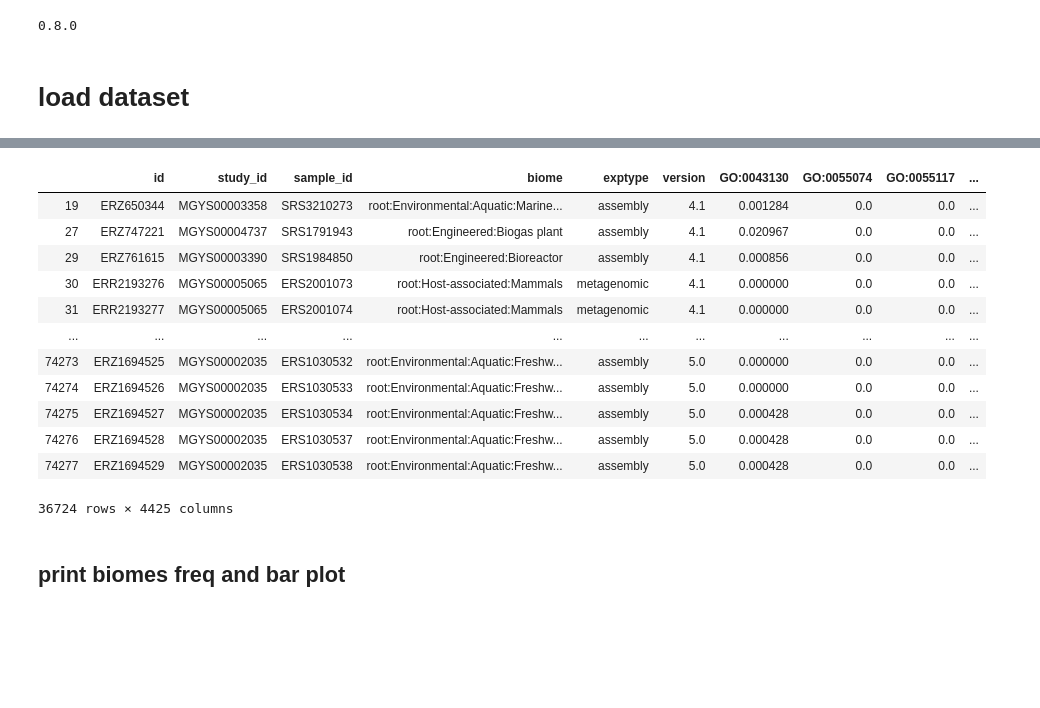
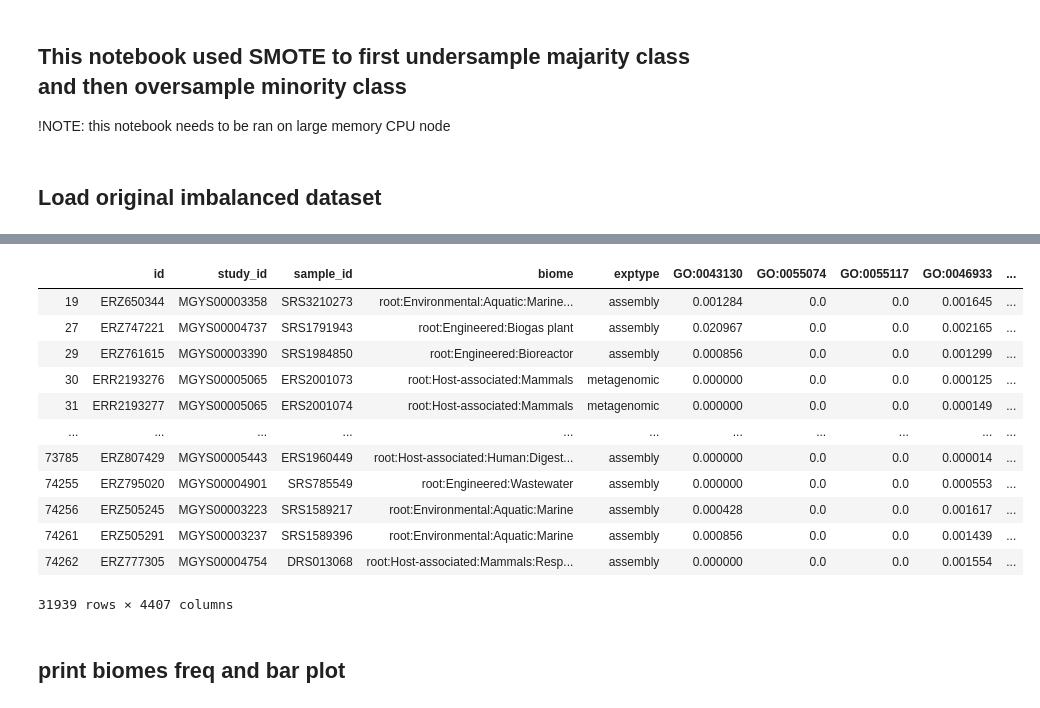
Before and after one commit to Yzm1234/KE, a Jupyter notebook: GO/data_processing/dataset_balancing.ipynb, the cells around one changed output, grey strips where cells are left out. Drawn from its saved outputs; the diff is of its cells as text; code cells hidden in the pictures; blank space fills up the shorter version.

```diff
--- a/GO/data_processing/dataset_balancing.ipynb
+++ b/GO/data_processing/dataset_balancing.ipynb
@@ -6,24 +1,29 @@
+# %% [markdown]
+## This notebook used SMOTE to first undersample majarity class and then oversample minority class
+!NOTE: this notebook needs to be ran on large memory CPU node
 # %%
-# check version number
 import imblearn
 import os
 from imblearn.over_sampling import SMOTE
+from imblearn.over_sampling import RandomOverSampler
+from imblearn.under_sampling import RandomUnderSampler
 import pandas as pd
 import numpy as np
 from matplotlib import pyplot
 import category_encoders as ce
 from collections import Counter
-print(imblearn.__version__)
-# %% [output]
-0.8.0
+# %%
+data_dir = "/global/homes/z/zimingy/KE-Catboost/ziming/GO/data/go_aggregated_4.1"
+data_file = os.path.join(data_dir, 'go_aggregated_4.1_mixed_updated_normalized.pkl')
+output_pickle = os.path.join(data_dir, 'go_aggregated_4.1_mixed_updated_normalized_balanced.pkl')
+output_tsv = os.path.join(data_dir, 'go_aggregated_4.1_mixed_updated_normalized_balanced.tsv')
 # %% [markdown]
-# load dataset
+## Load original imbalanced dataset
 # %%
 %%time
-data_dir = "/global/homes/z/zimingy/KE-Catboost/ziming/GO/data/go_aggregated_v3"
-data_file = os.path.join(data_dir, 'go_aggregated_mixed_updated_normalized.pkl')
 df = pd.read_pickle(data_file)
 null_vals = df.isnull().sum(axis=0)
 assert len(null_vals[null_vals != 0]) == 0
+df.drop(['version'], inplace=True, axis=1)
 df
 # %% [output]
@@ -32,16 +32,16 @@ Wall time: 2.34 s
-|  | id | study_id | sample_id | biome | exptype | version | GO:0043130 | GO:0055074 | GO:0055117 | ... |
-| 19 | ERZ650344 | MGYS00003358 | SRS3210273 | root:Environmental:Aquatic:Marine... | assembly | 4.1 | 0.001284 | 0.0 | 0.0 | ... |
-| 27 | ERZ747221 | MGYS00004737 | SRS1791943 | root:Engineered:Biogas plant | assembly | 4.1 | 0.020967 | 0.0 | 0.0 | ... |
-| 29 | ERZ761615 | MGYS00003390 | SRS1984850 | root:Engineered:Bioreactor | assembly | 4.1 | 0.000856 | 0.0 | 0.0 | ... |
-| 30 | ERR2193276 | MGYS00005065 | ERS2001073 | root:Host-associated:Mammals | metagenomic | 4.1 | 0.000000 | 0.0 | 0.0 | ... |
-| 31 | ERR2193277 | MGYS00005065 | ERS2001074 | root:Host-associated:Mammals | metagenomic | 4.1 | 0.000000 | 0.0 | 0.0 | ... |
+|  | id | study_id | sample_id | biome | exptype | GO:0043130 | GO:0055074 | GO:0055117 | GO:0046933 | ... |
+| 19 | ERZ650344 | MGYS00003358 | SRS3210273 | root:Environmental:Aquatic:Marine... | assembly | 0.001284 | 0.0 | 0.0 | 0.001645 | ... |
+| 27 | ERZ747221 | MGYS00004737 | SRS1791943 | root:Engineered:Biogas plant | assembly | 0.020967 | 0.0 | 0.0 | 0.002165 | ... |
+| 29 | ERZ761615 | MGYS00003390 | SRS1984850 | root:Engineered:Bioreactor | assembly | 0.000856 | 0.0 | 0.0 | 0.001299 | ... |
+| 30 | ERR2193276 | MGYS00005065 | ERS2001073 | root:Host-associated:Mammals | metagenomic | 0.000000 | 0.0 | 0.0 | 0.000125 | ... |
+| 31 | ERR2193277 | MGYS00005065 | ERS2001074 | root:Host-associated:Mammals | metagenomic | 0.000000 | 0.0 | 0.0 | 0.000149 | ... |
 | ... | ... | ... | ... | ... | ... | ... | ... | ... | ... | ... |
-| 74273 | ERZ1694525 | MGYS00002035 | ERS1030532 | root:Environmental:Aquatic:Freshw... | assembly | 5.0 | 0.000000 | 0.0 | 0.0 | ... |
-| 74274 | ERZ1694526 | MGYS00002035 | ERS1030533 | root:Environmental:Aquatic:Freshw... | assembly | 5.0 | 0.000000 | 0.0 | 0.0 | ... |
-| 74275 | ERZ1694527 | MGYS00002035 | ERS1030534 | root:Environmental:Aquatic:Freshw... | assembly | 5.0 | 0.000428 | 0.0 | 0.0 | ... |
-| 74276 | ERZ1694528 | MGYS00002035 | ERS1030537 | root:Environmental:Aquatic:Freshw... | assembly | 5.0 | 0.000428 | 0.0 | 0.0 | ... |
-| 74277 | ERZ1694529 | MGYS00002035 | ERS1030538 | root:Environmental:Aquatic:Freshw... | assembly | 5.0 | 0.000428 | 0.0 | 0.0 | ... |
+| 73785 | ERZ807429 | MGYS00005443 | ERS1960449 | root:Host-associated:Human:Digest... | assembly | 0.000000 | 0.0 | 0.0 | 0.000014 | ... |
+| 74255 | ERZ795020 | MGYS00004901 | SRS785549 | root:Engineered:Wastewater | assembly | 0.000000 | 0.0 | 0.0 | 0.000553 | ... |
+| 74256 | ERZ505245 | MGYS00003223 | SRS1589217 | root:Environmental:Aquatic:Marine | assembly | 0.000428 | 0.0 | 0.0 | 0.001617 | ... |
+| 74261 | ERZ505291 | MGYS00003237 | SRS1589396 | root:Environmental:Aquatic:Marine | assembly | 0.000856 | 0.0 | 0.0 | 0.001439 | ... |
+| 74262 | ERZ777305 | MGYS00004754 | DRS013068 | root:Host-associated:Mammals:Resp... | assembly | 0.000000 | 0.0 | 0.0 | 0.001554 | ... |
-36724 rows × 4425 columns
+31939 rows × 4407 columns
 # %%
 y = df.loc[:, 'biome']
 X = df[df.columns[4:]]
```
Also changed, not shown: parts of 27 cells of this notebook.
